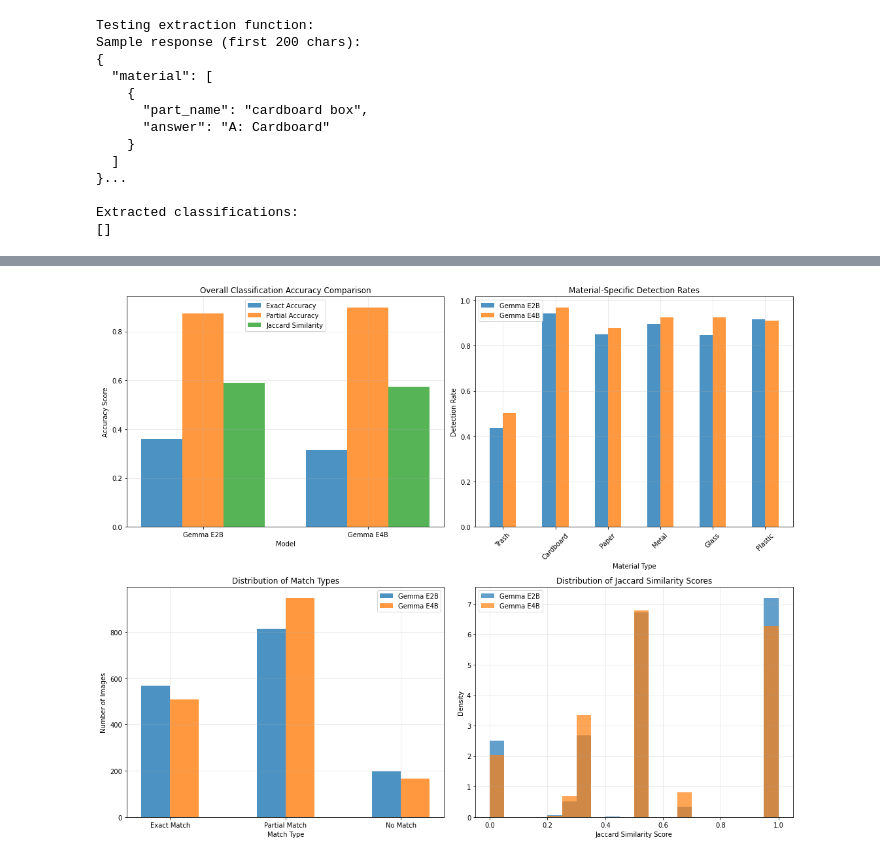
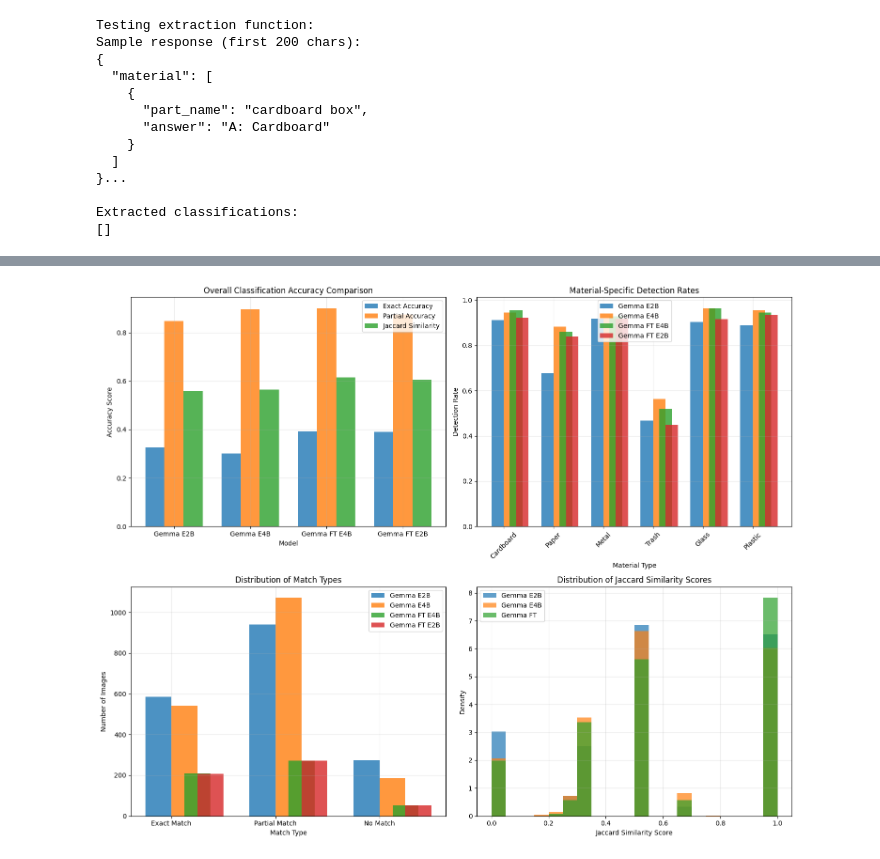
Before and after one commit to manfye/3R-Gemma-Hackathon-Repo, a Jupyter notebook: 2. LLM_benchmark_notebook/benchmark_gemma.ipynb, the cells around one changed output, grey strips where cells are left out. Cells and saved outputs as stored; diff of their text form; code cells hidden in the pictures.

```diff
--- a/2. LLM_benchmark_notebook/benchmark_gemma.ipynb
+++ b/2. LLM_benchmark_notebook/benchmark_gemma.ipynb
@@ -4,6 +4,8 @@ import pandas as pd
 df_chatgpt4o = pd.read_csv('garbage_classification_results_gpt4omini_checked.csv')
 df_e2b = pd.read_csv('garbage_classification_results_gemma3n_e2b.csv')
 df_e4b = pd.read_csv('garbage_classification_results_gemma3n_e4b.csv')
+df_ft_e4b = pd.read_csv('inference_results_ft_e4b.csv')
+df_ft_e2b = pd.read_csv('inference_results_ft_e2b.csv')
 # %%
 # Examine the structure of each dataframe
 print("ChatGPT-4o Dataset Structure:")
@@ -245,6 +275,7 @@ import numpy as np
 from sklearn.metrics import accuracy_score, classification_report, confusion_matrix
 import matplotlib.pyplot as plt
 import seaborn as sns
+from torch import ge
 
 def process_dataset(df, response_column):
     """
@@ -281,19 +312,27 @@ print("Processing datasets...")
 ground_truth_data = process_dataset(df_chatgpt4o, 'answer')
 gemma_e2b_data = process_dataset(df_e2b, 'response')
 gemma_e4b_data = process_dataset(df_e4b, 'response')
+gemma_ft_data = process_dataset(df_ft_e4b, 'model_prediction_json')
+gemma_ft_data_e2b = process_dataset(df_ft_e2b, 'model_prediction_json')
 
 print(f"Ground truth data: {len(ground_truth_data)} samples")
 print(f"Gemma E2B data: {len(gemma_e2b_data)} samples")
 print(f"Gemma E4B data: {len(gemma_e4b_data)} samples")
+print(f"Gemma FT E4B data: {len(gemma_ft_data)} samples")
+print(f"Gemma FT E2B data: {len(gemma_ft_data_e2b)} samples")
 
 # Create lookup dictionaries by image name for easier comparison
 ground_truth_lookup = {item['image_name']: item for item in ground_truth_data}
 gemma_e2b_lookup = {item['image_name']: item for item in gemma_e2b_data}
 gemma_e4b_lookup = {item['image_name']: item for item in gemma_e4b_data}
+gemma_ft_lookup = {item['image_name']: item for item in gemma_ft_data}
+gemma_ft_e2b_lookup = {item['image_name']: item for item in gemma_ft_data_e2b}
 
 print("\nSample processed data:")
 print("Ground truth sample:", ground_truth_data[0])
 print("Gemma E2B sample:", gemma_e2b_data[0])
 print("Gemma E4B sample:", gemma_e4b_data[0])
+print("Gemma FT E4B sample:", gemma_ft_data[0])
+print("Gemma FT E2B sample:", gemma_ft_data_e2b[0])
 # %% [output]
 Processing datasets...
@@ -485,10 +675,10 @@ plt.style.use('default')
 fig, axes = plt.subplots(2, 2, figsize=(15, 12))
 
 # 1. Overall Accuracy Comparison
-models = ['Gemma E2B', 'Gemma E4B']
-exact_acc = [gemma_e2b_results['exact_accuracy'], gemma_e4b_results['exact_accuracy']]
-partial_acc = [gemma_e2b_results['partial_accuracy'], gemma_e4b_results['partial_accuracy']]
-jaccard_acc = [gemma_e2b_results['avg_jaccard_similarity'], gemma_e4b_results['avg_jaccard_similarity']]
+models = ['Gemma E2B', 'Gemma E4B', 'Gemma FT E4B', 'Gemma FT E2B']
+exact_acc = [gemma_e2b_results['exact_accuracy'], gemma_e4b_results['exact_accuracy'], gemma_ft_results['exact_accuracy'], gemma_ft_e2b_results['exact_accuracy']]
+partial_acc = [gemma_e2b_results['partial_accuracy'], gemma_e4b_results['partial_accuracy'], gemma_ft_results['partial_accuracy'], gemma_ft_e2b_results['partial_accuracy']]
+jaccard_acc = [gemma_e2b_results['avg_jaccard_similarity'], gemma_e4b_results['avg_jaccard_similarity'], gemma_ft_results['avg_jaccard_similarity'], gemma_ft_e2b_results['avg_jaccard_similarity']]
 
 x = np.arange(len(models))
 width = 0.25
@@ -509,10 +699,14 @@ axes[0,0].grid(True, alpha=0.3)
 materials = list(e2b_material_stats.keys())
 e2b_detection_rates = [e2b_material_stats[m]['detected']/e2b_material_stats[m]['total'] for m in materials]
 e4b_detection_rates = [e4b_material_stats[m]['detected']/e4b_material_stats[m]['total'] for m in materials]
+ft_detection_rates = [ft_material_stats[m]['detected']/ft_material_stats[m]['total'] for m in materials]
+e2b_ft_detection_rates = [ft_e2b_material_stats[m]['detected']/ft_e2b_material_stats[m]['total'] for m in materials]
 
 x = np.arange(len(materials))
 axes[0,1].bar(x - width/2, e2b_detection_rates, width, label='Gemma E2B', alpha=0.8)
 axes[0,1].bar(x + width/2, e4b_detection_rates, width, label='Gemma E4B', alpha=0.8)
+axes[0,1].bar(x + width, ft_detection_rates, width, label='Gemma FT E4B', alpha=0.8)
+axes[0,1].bar(x + 1.5*width, e2b_ft_detection_rates, width, label='Gemma FT E2B', alpha=0.8)
 
 axes[0,1].set_xlabel('Material Type')
 axes[0,1].set_ylabel('Detection Rate')
@@ -526,36 +720,43 @@ axes[0,1].grid(True, alpha=0.3)
 match_types = ['Exact Match', 'Partial Match', 'No Match']
 e2b_counts = [gemma_e2b_results['exact_matches'], gemma_e2b_results['partial_matches'], gemma_e2b_results['no_matches']]
 e4b_counts = [gemma_e4b_results['exact_matches'], gemma_e4b_results['partial_matches'], gemma_e4b_results['no_matches']]
+ft_counts = [gemma_ft_results['exact_matches'], gemma_ft_results['partial_matches'], gemma_ft_results['no_matches']]
+ft_e2b_counts = [gemma_ft_e2b_results['exact_matches'], gemma_ft_results['partial_matches'], gemma_ft_results['no_matches']]
 
 x = np.arange(len(match_types))
 axes[1,0].bar(x - width/2, e2b_counts, width, label='Gemma E2B', alpha=0.8)
 axes[1,0].bar(x + width/2, e4b_counts, width, label='Gemma E4B', alpha=0.8)
+axes[1,0].bar(x + width, ft_counts, width, label='Gemma FT E4B', alpha=0.8)
+axes[1,0].bar(x + 1.5*width, ft_e2b_counts, width, label='Gemma FT E2B', alpha=0.8)
 
 axes[1,0].set_xlabel('Match Type')
 axes[1,0].set_ylabel('Number of Images')
 axes[1,0].set_title('Distribution of Match Types')
 axes[1,0].set_xticks(x)
 axes[1,0].set_xticklabels(match_types)
 axes[1,0].legend()
 axes[1,0].grid(True, alpha=0.3)
 
 # 4. Jaccard Similarity Distribution
 e2b_jaccard_scores = [r['jaccard_similarity'] for r in gemma_e2b_results['detailed_results']]
 e4b_jaccard_scores = [r['jaccard_similarity'] for r in gemma_e4b_results['detailed_results']]
+ft_jaccard_scores = [r['jaccard_similarity'] for r in gemma_ft_results['detailed_results']]
+e2b_ft_jaccard_scores = [r['jaccard_similarity'] for r in gemma_ft_e2b_results['detailed_results']]
 
 axes[1,1].hist(e2b_jaccard_scores, bins=20, alpha=0.7, label='Gemma E2B', density=True)
 axes[1,1].hist(e4b_jaccard_scores, bins=20, alpha=0.7, label='Gemma E4B', density=True)
+axes[1,1].hist(ft_jaccard_scores, bins=20, alpha=0.7, label='Gemma FT', density=True)
 axes[1,1].set_xlabel('Jaccard Similarity Score')
 axes[1,1].set_ylabel('Density')
 axes[1,1].set_title('Distribution of Jaccard Similarity Scores')
 axes[1,1].legend()
 axes[1,1].grid(True, alpha=0.3)
 
 plt.tight_layout()
 plt.savefig('garbage_classification_accuracy_benchmark.png', dpi=300, bbox_inches='tight')
 plt.show()
 # %% [output]
-[figure, old version]
+[figure, new version]
 # %%
 # Create detailed analysis and save results
 print("\n" + "="*60)
```
Also changed, not shown: parts of 12 cells of this notebook, 4 other files.
